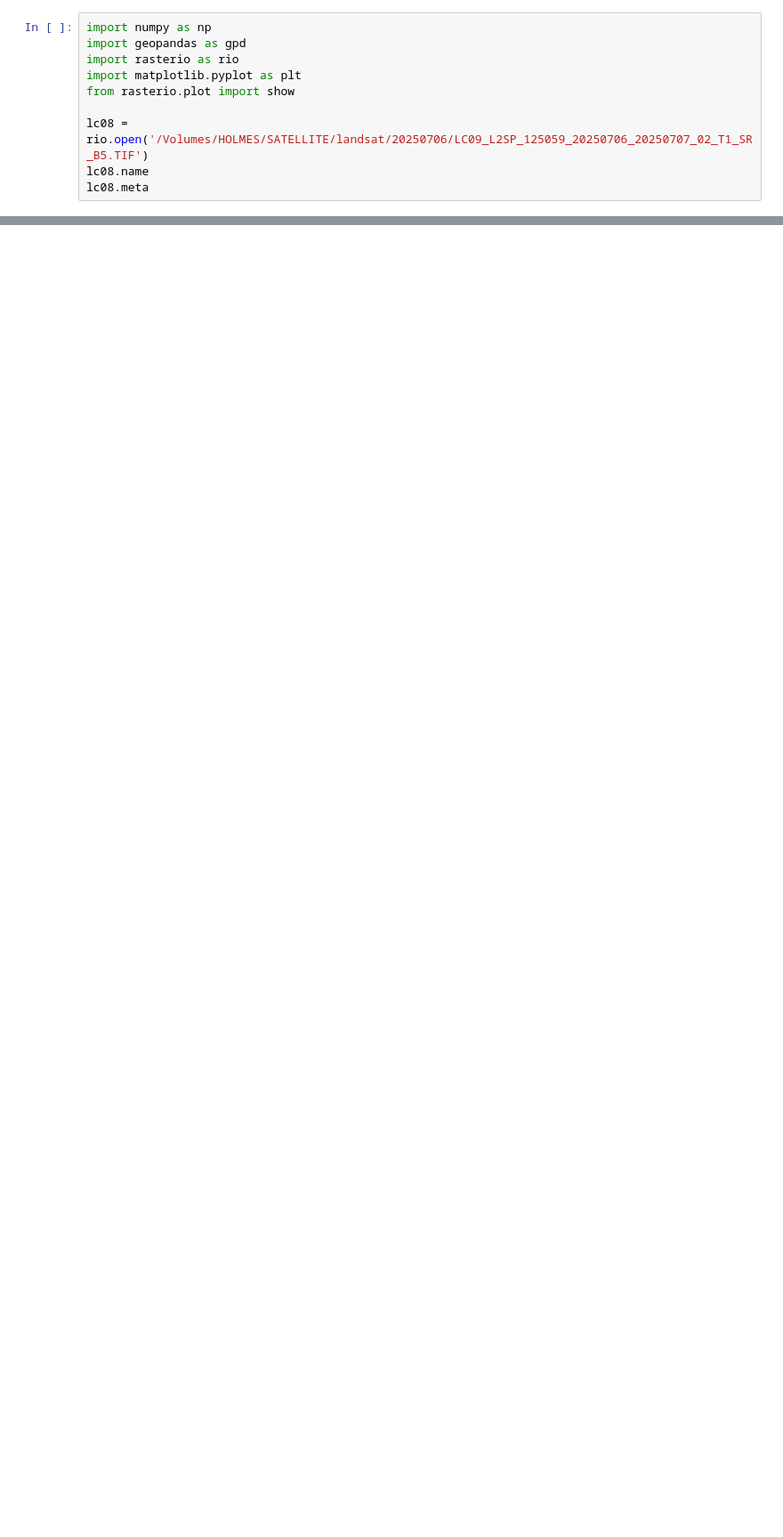
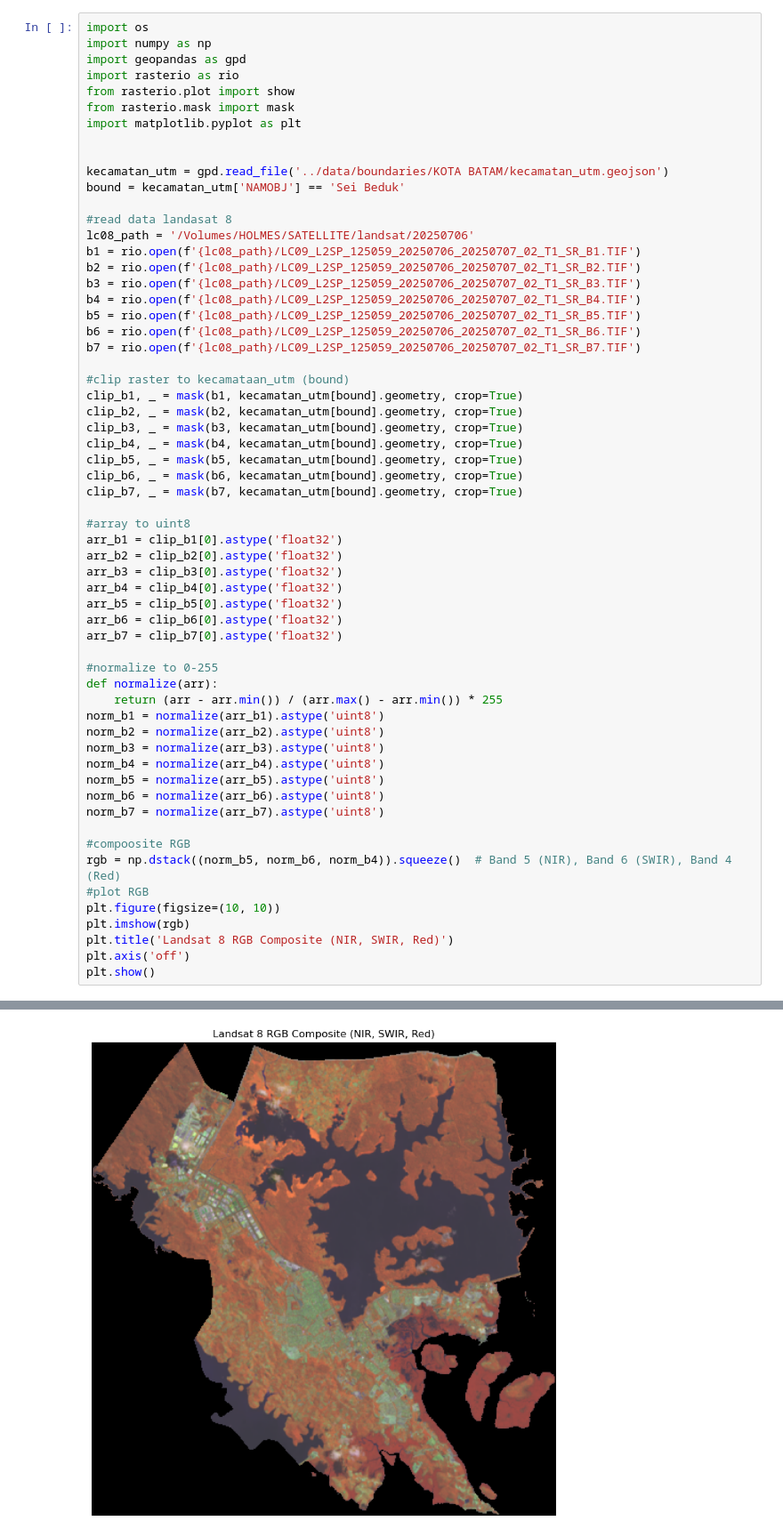
Before and after one commit to tjiongsd/nb_001_batam_atlas, a Jupyter notebook: notebooks/raster_analysis.ipynb, the cells around one changed output, grey strips where cells are left out. Shown at 89% size. Cells and saved outputs as stored; diff of their text form; blank space fills up the shorter version.

```diff
--- a/notebooks/raster_analysis.ipynb
+++ b/notebooks/raster_analysis.ipynb
@@ -1,11 +1,61 @@
 # %%
+import os
 import numpy as np
 import geopandas as gpd
 import rasterio as rio
+from rasterio.plot import show
+from rasterio.mask import mask
 import matplotlib.pyplot as plt
-from rasterio.plot import show
 
-lc08 = rio.open('/Volumes/HOLMES/SATELLITE/landsat/20250706/LC09_L2SP_125059_20250706_20250707_02_T1_SR_B5.TIF')
-lc08.name
-lc08.meta
+
+kecamatan_utm = gpd.read_file('../data/boundaries/KOTA BATAM/kecamatan_utm.geojson')
+bound = kecamatan_utm['NAMOBJ'] == 'Sei Beduk'
+
+#read data landasat 8
+lc08_path = '/Volumes/HOLMES/SATELLITE/landsat/20250706'
+b1 = rio.open(f'{lc08_path}/LC09_L2SP_125059_20250706_20250707_02_T1_SR_B1.TIF')
+b2 = rio.open(f'{lc08_path}/LC09_L2SP_125059_20250706_20250707_02_T1_SR_B2.TIF')
+b3 = rio.open(f'{lc08_path}/LC09_L2SP_125059_20250706_20250707_02_T1_SR_B3.TIF')
+b4 = rio.open(f'{lc08_path}/LC09_L2SP_125059_20250706_20250707_02_T1_SR_B4.TIF')
+b5 = rio.open(f'{lc08_path}/LC09_L2SP_125059_20250706_20250707_02_T1_SR_B5.TIF')
+b6 = rio.open(f'{lc08_path}/LC09_L2SP_125059_20250706_20250707_02_T1_SR_B6.TIF')
+b7 = rio.open(f'{lc08_path}/LC09_L2SP_125059_20250706_20250707_02_T1_SR_B7.TIF')
+
+#clip raster to kecamataan_utm (bound)
+clip_b1, _ = mask(b1, kecamatan_utm[bound].geometry, crop=True)
+clip_b2, _ = mask(b2, kecamatan_utm[bound].geometry, crop=True)
+clip_b3, _ = mask(b3, kecamatan_utm[bound].geometry, crop=True)
+clip_b4, _ = mask(b4, kecamatan_utm[bound].geometry, crop=True)
+clip_b5, _ = mask(b5, kecamatan_utm[bound].geometry, crop=True)
+clip_b6, _ = mask(b6, kecamatan_utm[bound].geometry, crop=True)
+clip_b7, _ = mask(b7, kecamatan_utm[bound].geometry, crop=True)
+
+#array to uint8
+arr_b1 = clip_b1[0].astype('float32')
+arr_b2 = clip_b2[0].astype('float32')
+arr_b3 = clip_b3[0].astype('float32')
+arr_b4 = clip_b4[0].astype('float32')
+arr_b5 = clip_b5[0].astype('float32')
+arr_b6 = clip_b6[0].astype('float32')
+arr_b7 = clip_b7[0].astype('float32')
+
+#normalize to 0-255
+def normalize(arr):
+    return (arr - arr.min()) / (arr.max() - arr.min()) * 255
+norm_b1 = normalize(arr_b1).astype('uint8')
+norm_b2 = normalize(arr_b2).astype('uint8')
+norm_b3 = normalize(arr_b3).astype('uint8')
+norm_b4 = normalize(arr_b4).astype('uint8')
+norm_b5 = normalize(arr_b5).astype('uint8')
+norm_b6 = normalize(arr_b6).astype('uint8')
+norm_b7 = normalize(arr_b7).astype('uint8')
+
+#compoosite RGB
+rgb = np.dstack((norm_b5, norm_b6, norm_b4)).squeeze()  # Band 5 (NIR), Band 6 (SWIR), Band 4 (Red)
+#plot RGB
+plt.figure(figsize=(10, 10))
+plt.imshow(rgb)
+plt.title('Landsat 8 RGB Composite (NIR, SWIR, Red)')
+plt.axis('off')
+plt.show()
 # %% [output]
@@ -20,0 +62 @@ lc08.meta
+[figure, added]
```
Also changed, not shown: parts of 1 cell of this notebook, 5 other files.
